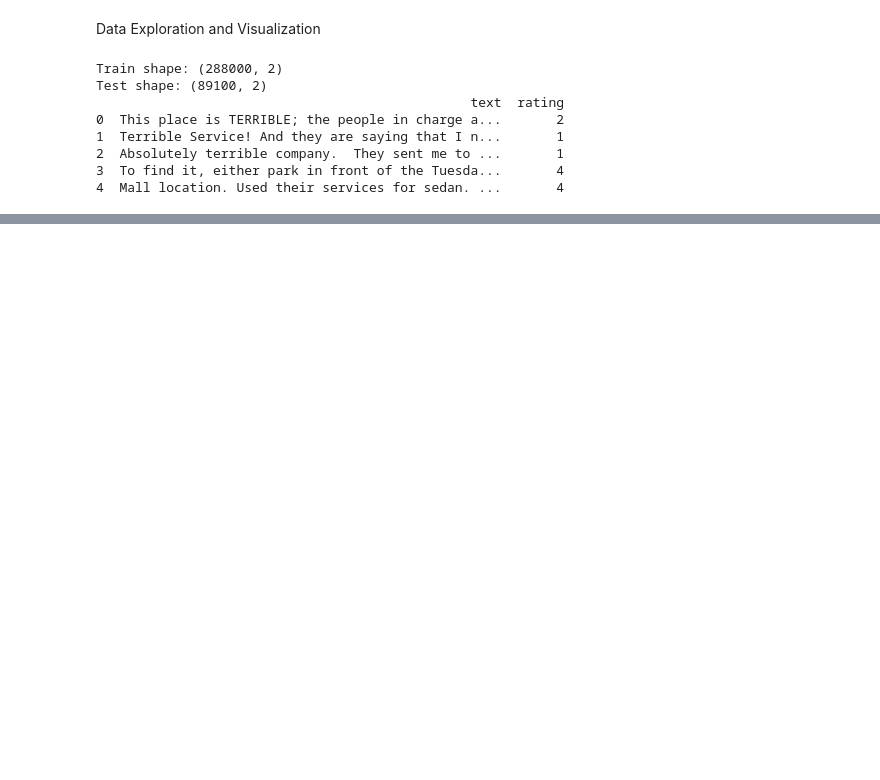
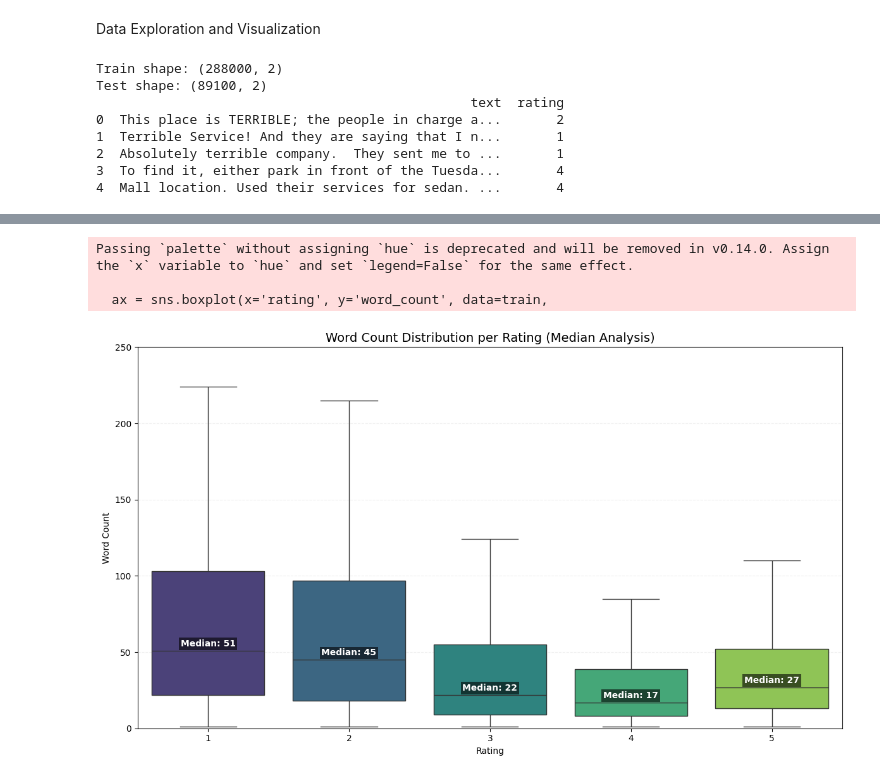
Before and after one commit to mf2056/F20AA_CW2, a Jupyter notebook: Explore and Viz.ipynb, the cells around one changed output, grey strips where cells are left out. Drawn from its saved outputs; the diff is of its cells as text; code cells hidden in the pictures; blank space fills up the shorter version.

```diff
--- a/Explore and Viz.ipynb
+++ b/Explore and Viz.ipynb
@@ -27,0 +69,34 @@ Test shape: (89100, 2)
+# %%
+import matplotlib.pyplot as plt
+import seaborn as sns
+
+plt.figure(figsize=(12, 7))
+
+# 1. Create the boxplot without outliers for a cleaner look
+ax = sns.boxplot(x='rating', y='word_count', data=train,
+                 showfliers=False, palette='viridis')
+
+# 2. Calculate the medians to label them specifically
+medians = train.groupby(['rating'])['word_count'].median().values
+
+# 3. Add only the median value text
+for i, median in enumerate(medians):
+    ax.text(i, median + 1.5, f'Median: {int(median)}',
+            ha='center', va='bottom', fontweight='bold', color='white',
+            bbox=dict(facecolor='black', alpha=0.6, edgecolor='none', pad=2))
+
+plt.title('Word Count Distribution per Rating (Median Analysis)', fontsize=14)
+plt.xlabel('Rating')
+plt.ylabel('Word Count')
+plt.grid(axis='y', alpha=0.2, linestyle='--')
+
+# Optional: Zoom in slightly to make the boxes larger if your data allows
+plt.ylim(0, 250)
+
+plt.tight_layout()
+plt.show()
+# %% [output]
+Passing `palette` without assigning `hue` is deprecated and will be removed in v0.14.0. Assign the `x` variable to `hue` and set `legend=False` for the same effect.
+
+  ax = sns.boxplot(x='rating', y='word_count', data=train,
+[figure, added]
```
Also changed, not shown: parts of 3 cells of this notebook.
